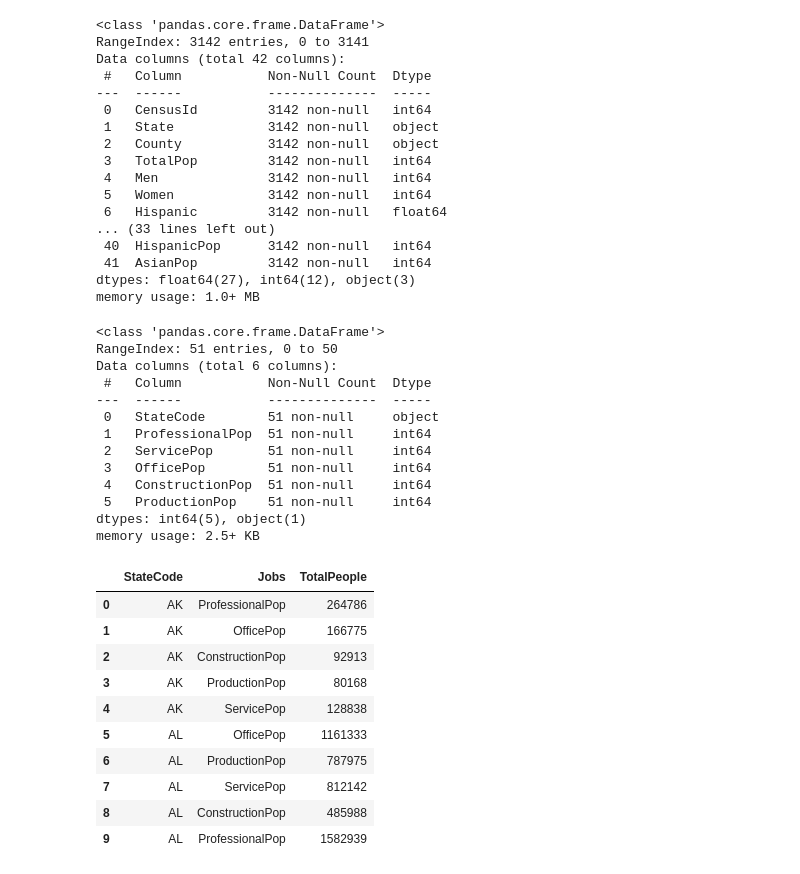
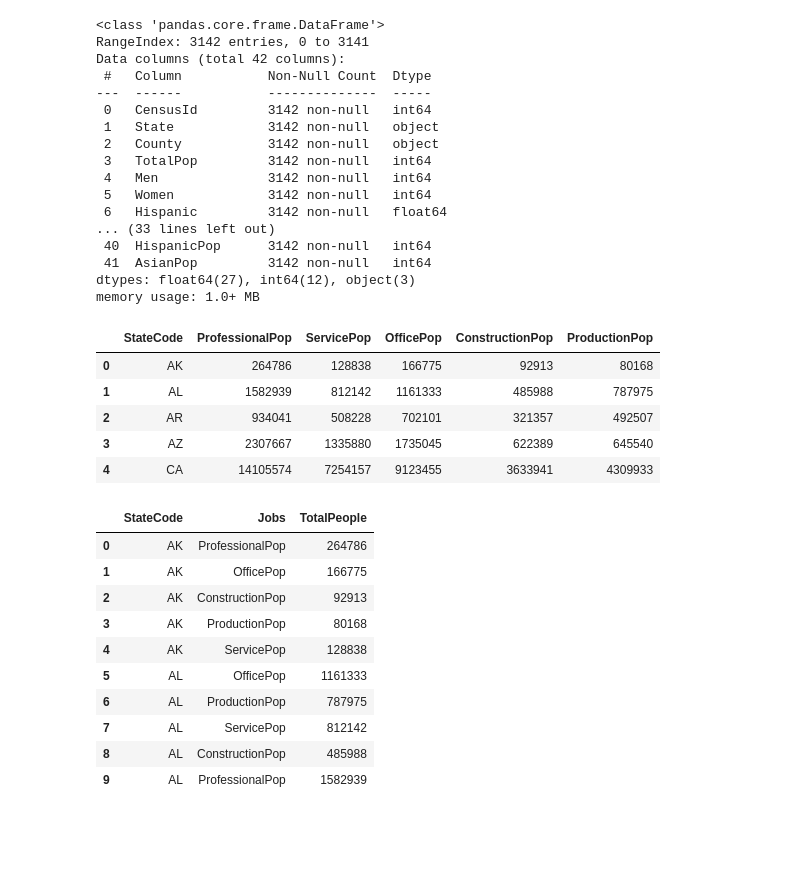
Before and after one commit to bimal-parajuli/data-visualization-us-demographics-dataset, a Jupyter notebook: Untitled.ipynb, the cells around one changed output. Saved outputs shown, nothing was run; the diff lists cells and outputs as text; code cells hidden in the pictures; blank space fills up the shorter version.

```diff
--- a/Untitled.ipynb
+++ b/Untitled.ipynb
@@ -206,22 +208,15 @@ df['ProductionPop'] = (df['Production'] * df['TotalPop'] / 100).round().astype(n
 # %%
 
 professional_df = df[['Abbreviation','ProfessionalPop','ServicePop','OfficePop','ConstructionPop','ProductionPop']].groupby('Abbreviation').sum().reset_index()
 professional_df.rename(columns={'Abbreviation': 'StateCode'}, inplace=True)
-professional_df.info()
+professional_df.head()
 # %% [output]
-<class 'pandas.core.frame.DataFrame'>
-RangeIndex: 51 entries, 0 to 50
-Data columns (total 6 columns):
- #   Column           Non-Null Count  Dtype
----  ------           --------------  -----
- 0   StateCode        51 non-null     object
- 1   ProfessionalPop  51 non-null     int64
- 2   ServicePop       51 non-null     int64
- 3   OfficePop        51 non-null     int64
- 4   ConstructionPop  51 non-null     int64
- 5   ProductionPop    51 non-null     int64
-dtypes: int64(5), object(1)
-memory usage: 2.5+ KB
+|  | StateCode | ProfessionalPop | ServicePop | OfficePop | ConstructionPop | ProductionPop |
+| 0 | AK | 264786 | 128838 | 166775 | 92913 | 80168 |
+| 1 | AL | 1582939 | 812142 | 1161333 | 485988 | 787975 |
+| 2 | AR | 934041 | 508228 | 702101 | 321357 | 492507 |
+| 3 | AZ | 2307667 | 1335880 | 1735045 | 622389 | 645540 |
+| 4 | CA | 14105574 | 7254157 | 9123455 | 3633941 | 4309933 |
 # %%
 melted_df = pd.melt(professional_df, id_vars='StateCode', var_name='Jobs', value_name='TotalPeople')
 
```
Also changed, not shown: parts of 7 cells of this notebook.
